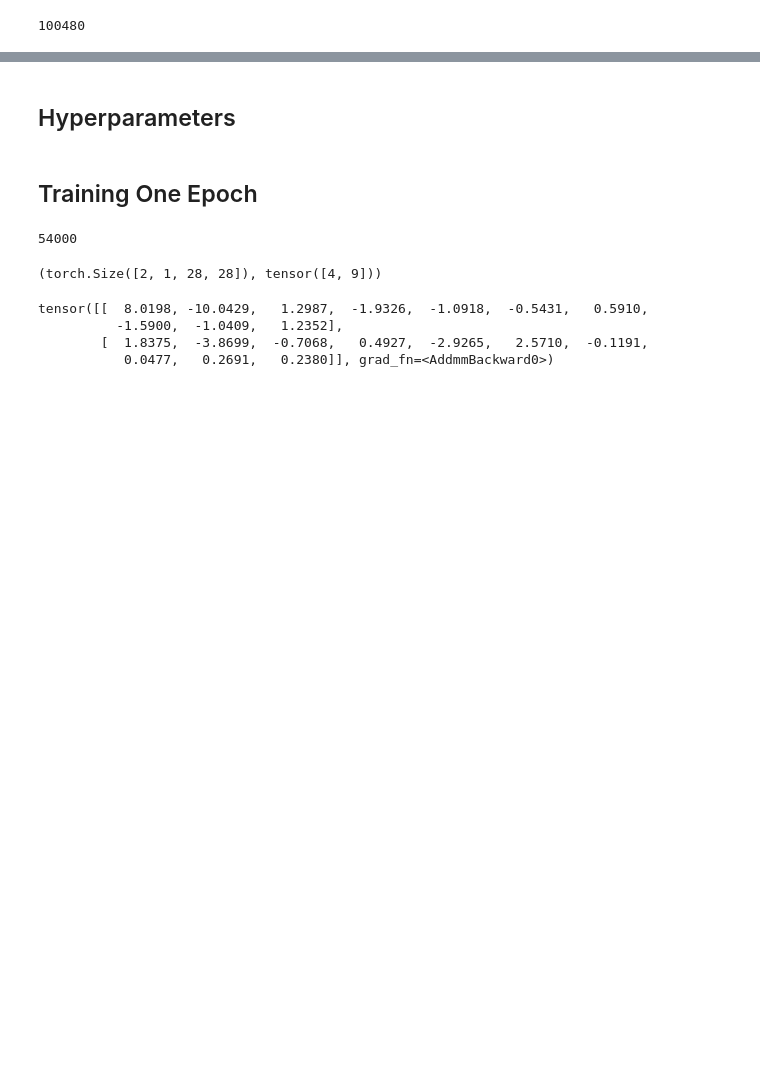
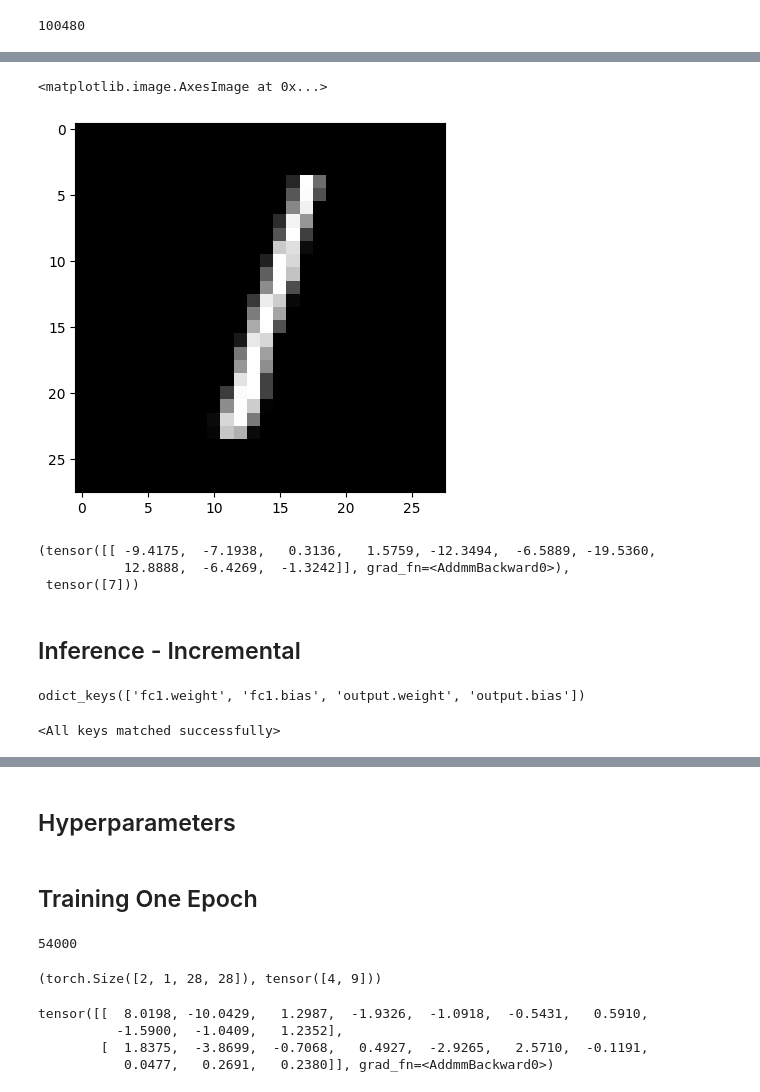
Before and after one commit to gouherdanish/mnist_classification, a Jupyter notebook: poc.ipynb, the cells around one changed output, grey strips where cells are left out. Saved outputs shown, nothing was run; the diff lists cells and outputs as text; code cells hidden in the pictures; blank space fills up the shorter version.

Commit message:
Modified poc file for using incremental inference

```diff
--- a/poc.ipynb
+++ b/poc.ipynb
@@ -256,0 +255,2 @@ Estimated Total Size (MB): 0.42
+# %%
+X_test, y_test = next(iter(test_loader))
@@ -256,0 +281,20 @@ Estimated Total Size (MB): 0.42
+# %%
+plt.imshow(X_test[2].squeeze().numpy(),cmap='gray')
+# %% [output]
+<matplotlib.image.AxesImage at 0x...>
+[figure, added]
+# %%
+out = model(X_test[0])
+out, out.argmax(dim=1)
+# %% [output]
+(tensor([[ -9.4175,  -7.1938,   0.3136,   1.5759, -12.3494,  -6.5889, -19.5360,
+           12.8888,  -6.4269,  -1.3242]], grad_fn=<AddmmBackward0>),
+ tensor([7]))
+# %% [markdown]
+## Inference - Incremental
+# %%
+model_path = '/Users/gouher/Documents/personal/codes/ml/ml_projects/mnist_classification/out/mnist_mlp_weights.pth'
+state_dict = torch.load(model_path,weights_only=True)
+state_dict.keys()
+# %% [output]
+odict_keys(['fc1.weight', 'fc1.bias', 'output.weight', 'output.bias'])
@@ -256,0 +303,4 @@ Estimated Total Size (MB): 0.42
+# %%
+model.load_state_dict(state_dict=state_dict)
+# %% [output]
+<All keys matched successfully>
```
Also changed, not shown: parts of 11 cells of this notebook.
